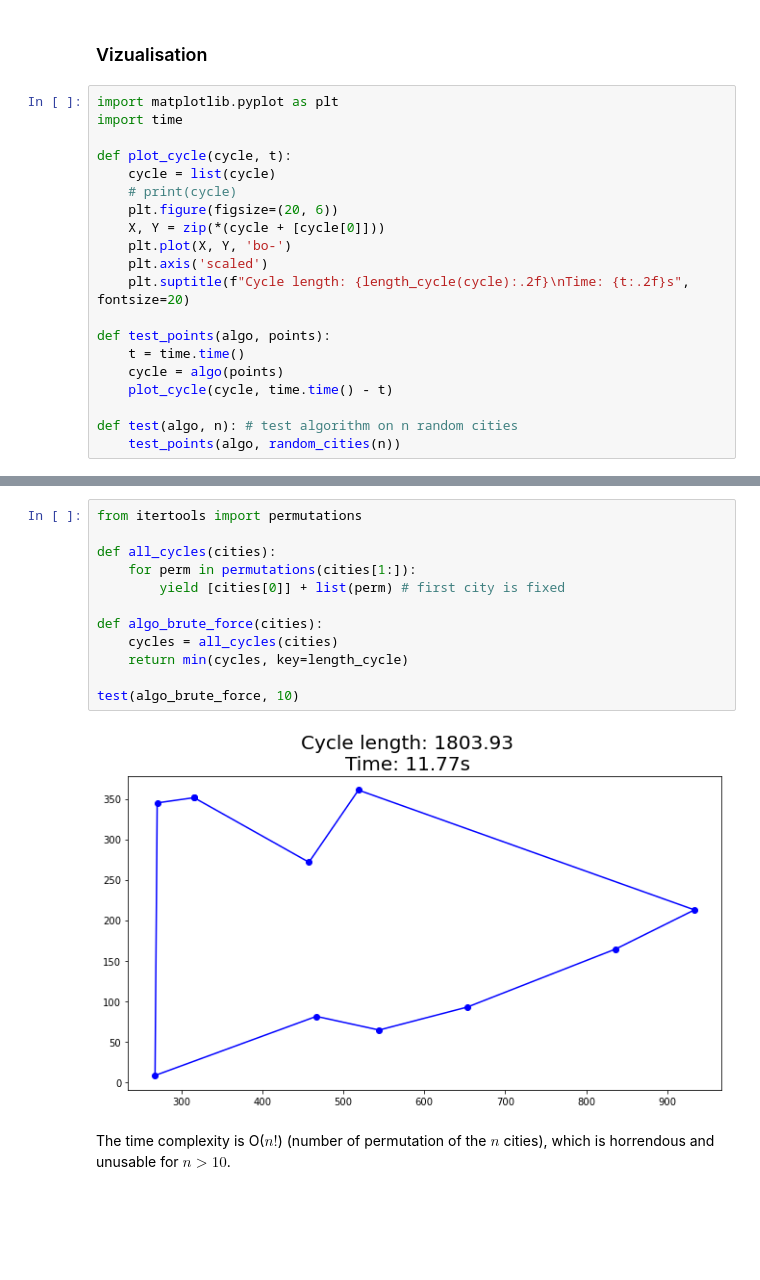
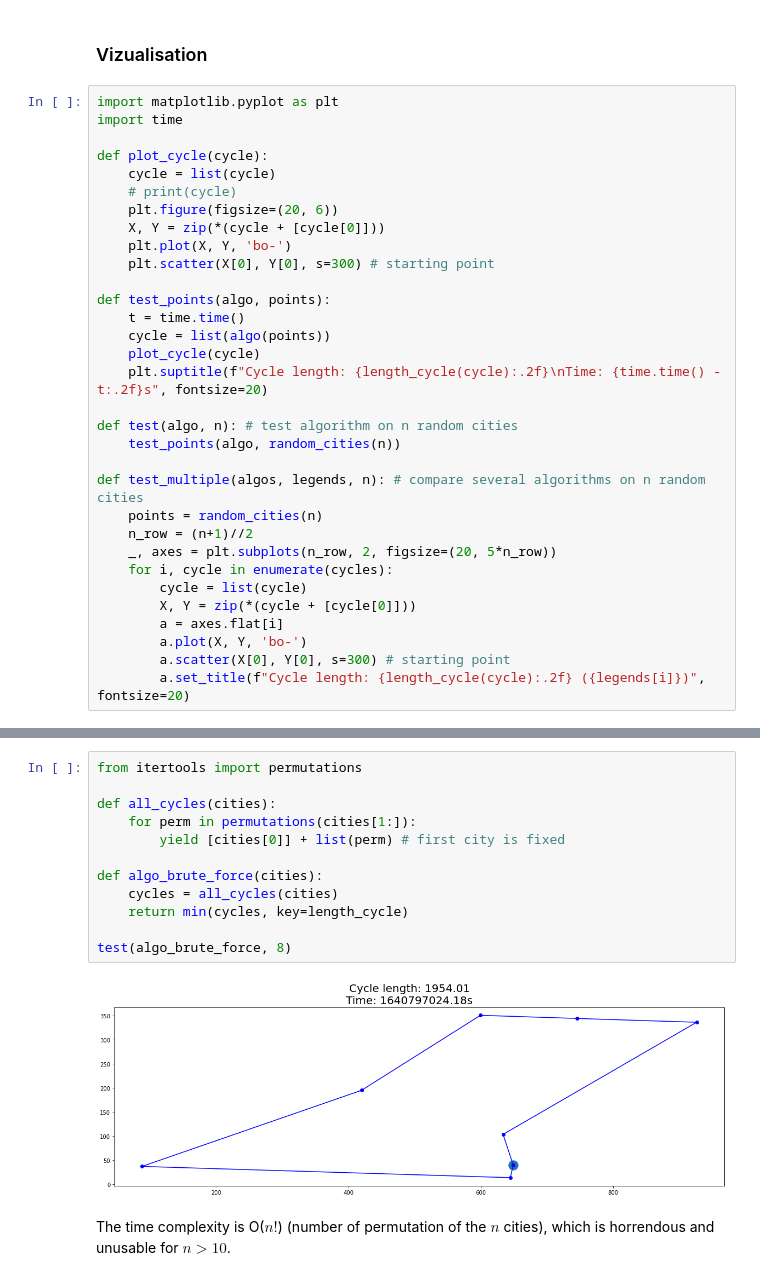
Before and after one commit to fortierq/oc-m1-2021, a Jupyter notebook: 9_heuristics/tsp.ipynb, the cells around one changed output, grey strips where cells are left out. Cells and saved outputs as stored; diff of their text form; blank space fills up the shorter version.

```diff
--- a/9_heuristics/tsp.ipynb
+++ b/9_heuristics/tsp.ipynb
@@ -56,20 +56,32 @@ def algo(points : np.array) -> np.array:
 import matplotlib.pyplot as plt
 import time
 
-def plot_cycle(cycle, t):
+def plot_cycle(cycle):
     cycle = list(cycle)
     # print(cycle)
     plt.figure(figsize=(20, 6))
     X, Y = zip(*(cycle + [cycle[0]]))
     plt.plot(X, Y, 'bo-')
-    plt.axis('scaled')
-    plt.suptitle(f"Cycle length: {length_cycle(cycle):.2f}\nTime: {t:.2f}s", fontsize=20)
+    plt.scatter(X[0], Y[0], s=300) # starting point
 
 def test_points(algo, points):
     t = time.time()
-    cycle = algo(points)
-    plot_cycle(cycle, time.time() - t)
+    cycle = list(algo(points))
+    plot_cycle(cycle)
+    plt.suptitle(f"Cycle length: {length_cycle(cycle):.2f}\nTime: {time.time() - t:.2f}s", fontsize=20)
 
 def test(algo, n): # test algorithm on n random cities
     test_points(algo, random_cities(n))
+
+def test_multiple(algos, legends, n): # compare several algorithms on n random cities
+    points = random_cities(n)
+    n_row = (n+1)//2
+    _, axes = plt.subplots(n_row, 2, figsize=(20, 5*n_row))
+    for i, cycle in enumerate(cycles):
+        cycle = list(cycle)
+        X, Y = zip(*(cycle + [cycle[0]]))
+        a = axes.flat[i]
+        a.plot(X, Y, 'bo-')
+        a.scatter(X[0], Y[0], s=300) # starting point
+        a.set_title(f"Cycle length: {length_cycle(cycle):.2f} ({legends[i]})", fontsize=20)
 # %% [markdown]
@@ -111,17 +123,17 @@ The most simple solution is to consider all possible cycles and keep the minimum
 # %%
 from itertools import permutations
 
 def all_cycles(cities):
     for perm in permutations(cities[1:]):
         yield [cities[0]] + list(perm) # first city is fixed
 
 def algo_brute_force(cities):
     cycles = all_cycles(cities)
     return min(cycles, key=length_cycle)
 
-test(algo_brute_force, 10)
+test(algo_brute_force, 8)
 # %% [output]
-[figure, old version]
+[figure, new version]
 # %% [markdown]
 The time complexity is O($n!$) (number of permutation of the $n$ cities), which is horrendous and unusable for $n > 10$.
 # %%
```
Also changed, not shown: parts of 27 cells of this notebook.
